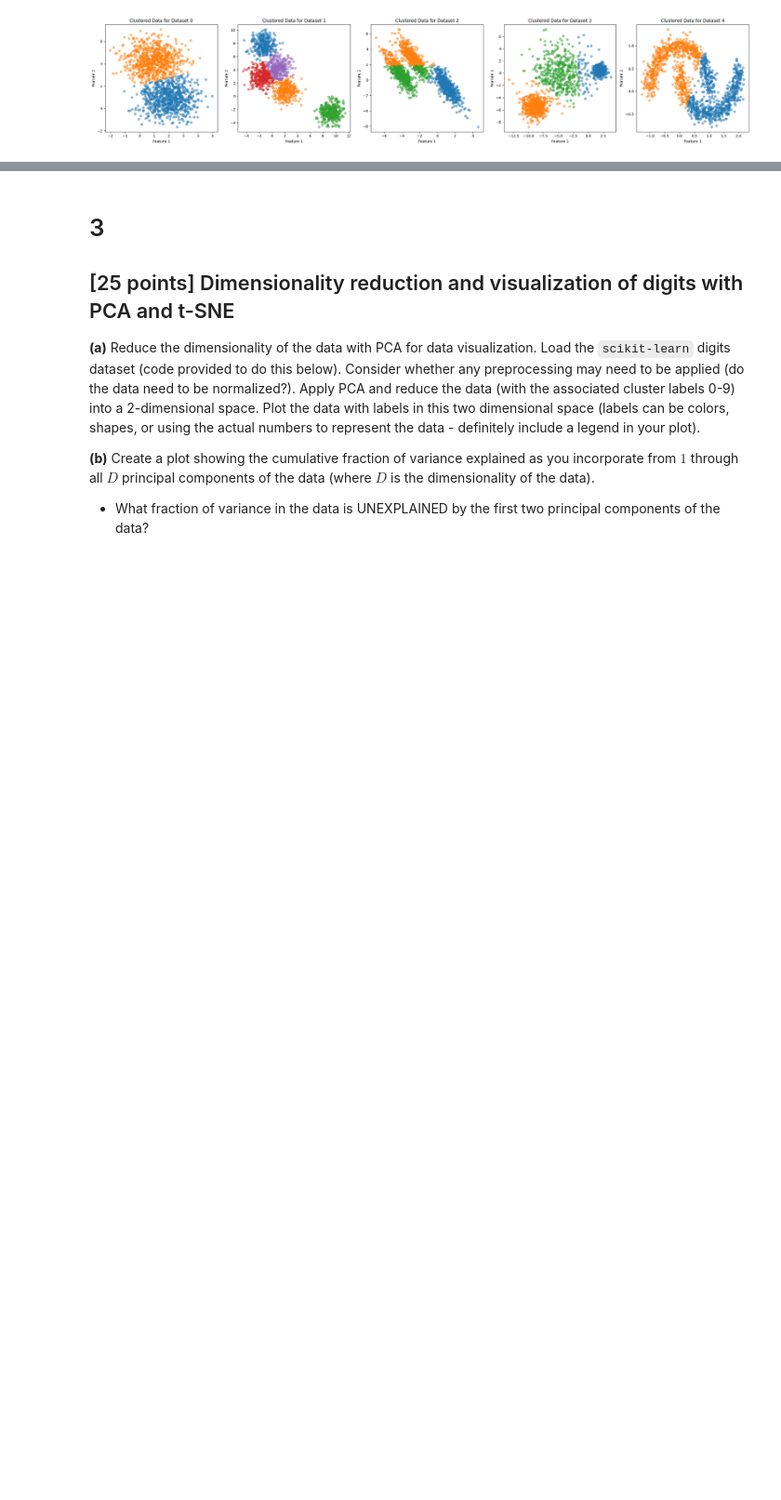
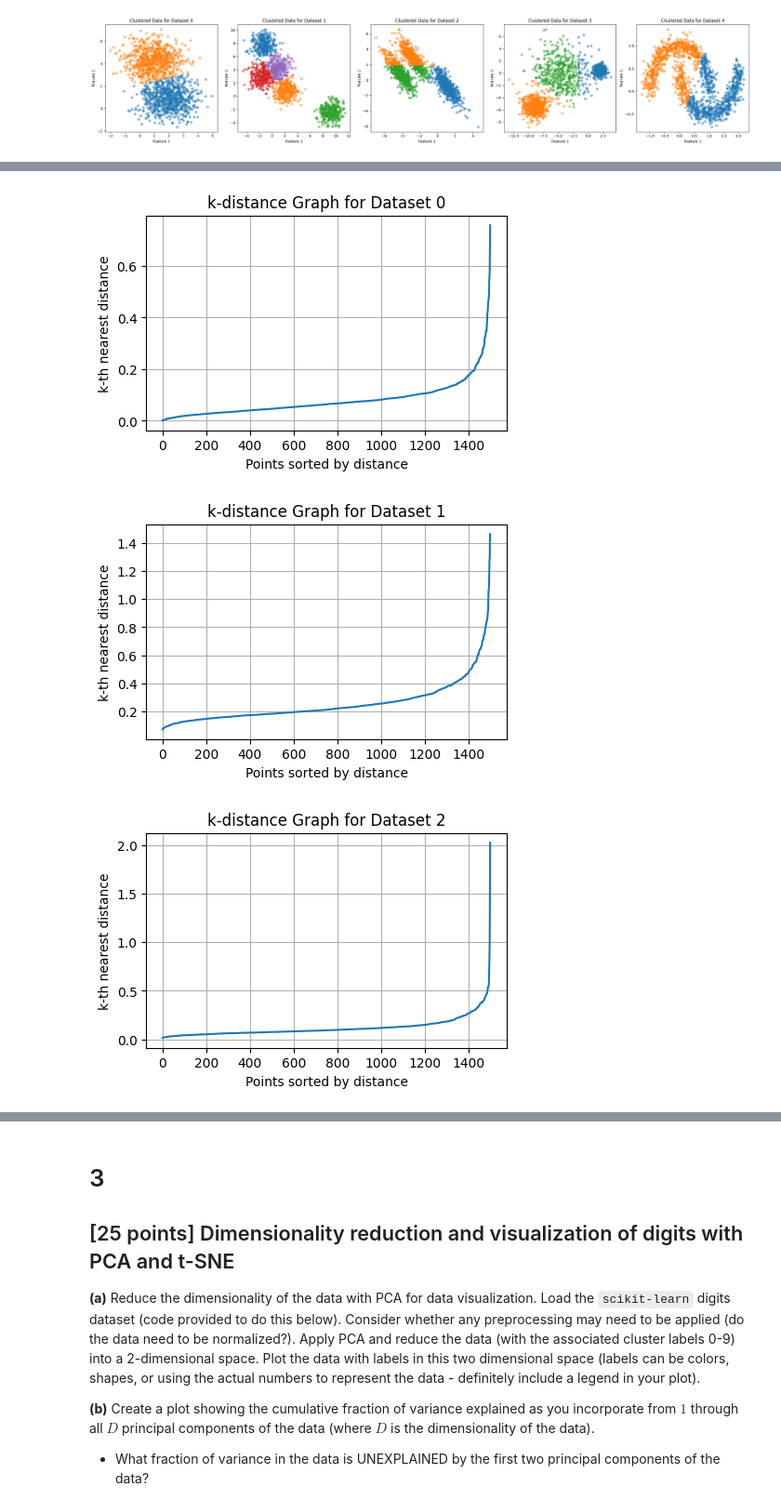
Before and after one commit to nogibjj/ML-Assignment5, a Jupyter notebook: Assignment_5.ipynb, the cells around one changed output, grey strips where cells are left out. Shown at 93% size. Saved outputs shown, nothing was run; the diff lists cells and outputs as text; code cells hidden in the pictures; blank space fills up the shorter version.

```diff
--- a/Assignment_5.ipynb
+++ b/Assignment_5.ipynb
@@ -178,0 +181,26 @@ plt.show()
+# %%
+from sklearn.cluster import DBSCAN
+from sklearn.neighbors import NearestNeighbors
+
+for i, dataset in enumerate(X):
+    # NearestNeighbors for finding the average distance to the nearest n points for each point
+    min_samples = chosen_ks[i]
+    neigh = NearestNeighbors(n_neighbors=min_samples)
+    nbrs = neigh.fit(dataset)
+    distances, indices = nbrs.kneighbors(dataset)
+
+    # sort the distances
+    sorted_distances = np.sort(distances[:, min_samples-1], axis=0)
+
+    # plot the k-distance graph
+    plt.figure(figsize=(5, 3))
+    plt.plot(sorted_distances)
+    plt.title(f"k-distance Graph for Dataset {i}")
+    plt.xlabel("Points sorted by distance")
+    plt.ylabel("k-th nearest distance")
+    plt.grid(True)
+    plt.show()
+# %% [output]
+[figure, added]
+[figure, added]
+[figure, added]
```
Also changed, not shown: parts of 7 cells of this notebook.
